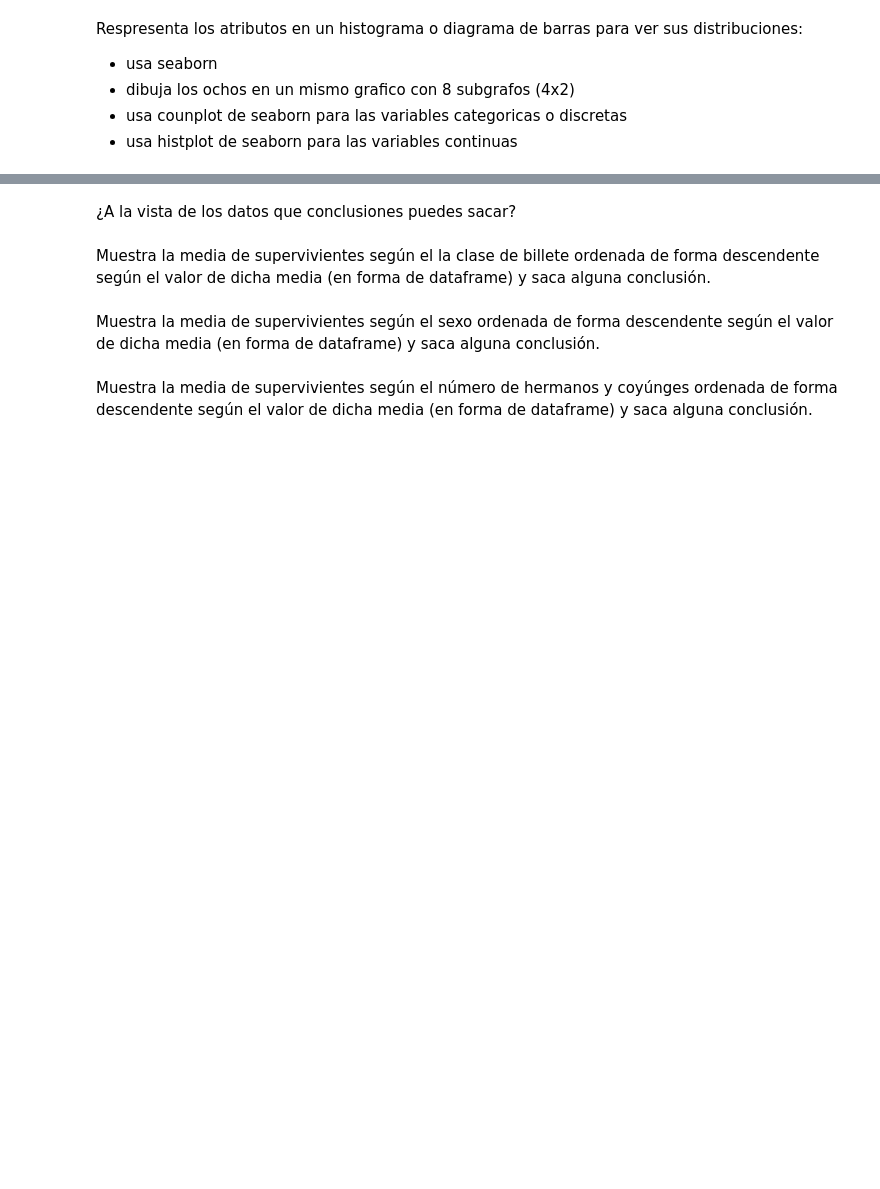
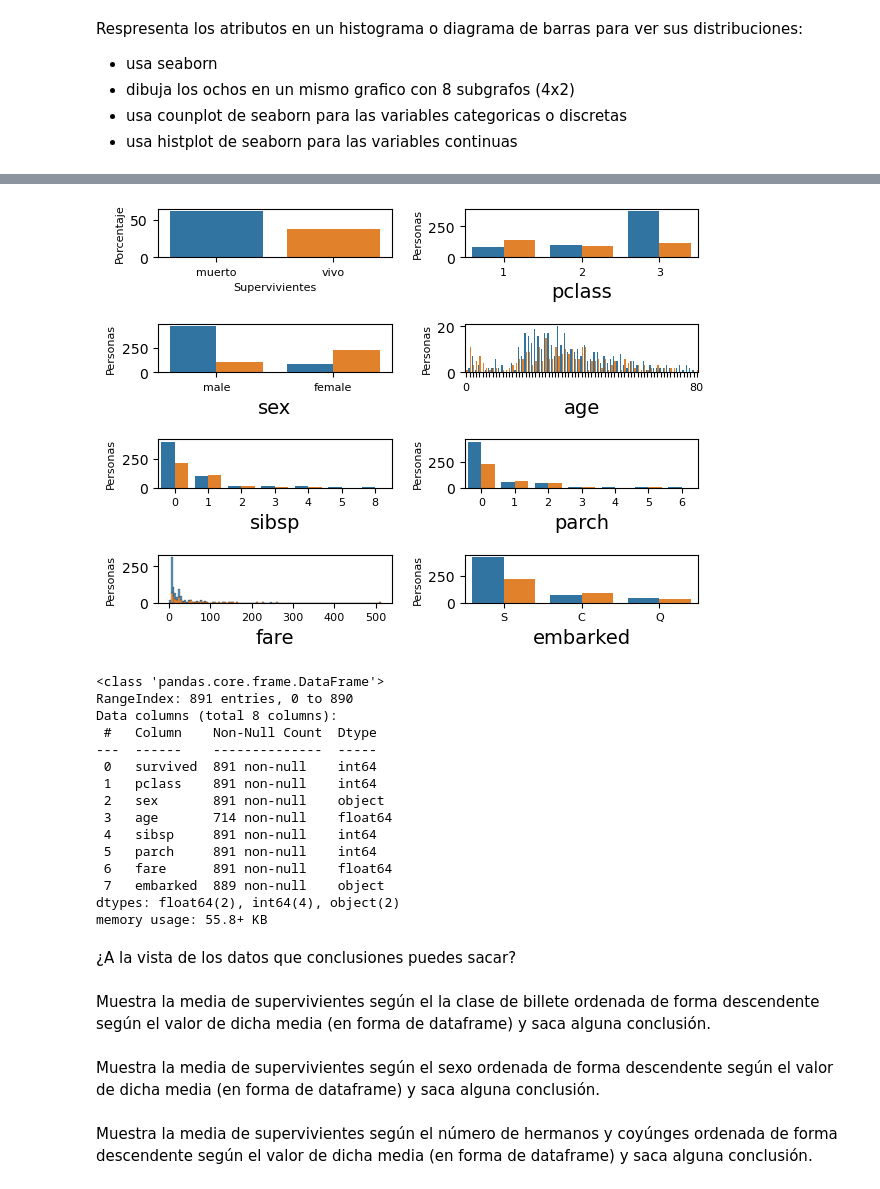
Before and after one commit to xabierguerrero/IABD_2425, a Jupyter notebook: Python_Ejers/SAPA/2_4Ejers/2_4Ejercicios.ipynb, the cells around one changed output, grey strips where cells are left out. Drawn from its saved outputs; the diff is of its cells as text; code cells hidden in the pictures; blank space fills up the shorter version.

```diff
--- a/Python_Ejers/SAPA/2_4Ejers/2_4Ejercicios.ipynb
+++ b/Python_Ejers/SAPA/2_4Ejers/2_4Ejercicios.ipynb
@@ -144,15 +145,3 @@ Respresenta los atributos en un histograma o diagrama de barras para ver sus dis
 - dibuja los ochos en un mismo grafico con 8 subgrafos (4x2)
 - usa counplot de seaborn para las variables categoricas o discretas
 - usa histplot de seaborn para las variables continuas
-# %%
-
-fig, axs = plt.subplots(1, 2, figsize=(8, 3), sharey=True)
-df_titanic_limpio["survived"].value_counts().sort_index().plot.bar(rot=45, grid=True)
-plt.rc('font', size=14)
-plt.rc('axes', labelsize=14, titlesize=14)
-plt.rc('legend', fontsize=14)
-plt.rc('xtick', labelsize=8)
-plt.rc('ytick', labelsize=10)
-df_titanic_limpio.hist(bins=40, figsize=(16, 10))
-
-df_titanic_limpio.describe()
@@ -171,3 +148,63 @@ df_titanic_limpio.describe()
+# %%
+plt.subplot(4,2,1)
+plt.ylabel("Porcentaje",fontsize=8)
+plt.xlabel("Supervivientes",fontsize=8)
+sns.countplot(df_titanic_limpio, x='survived', hue = "survived",stat="percent",legend=None).set_xticklabels(labels=["muerto","vivo"])
+
+plt.subplot(4,2,2)
+plt.ylabel("Personas",fontsize=8)
+plt.xlabel("Clase",fontsize=8)
+sns.countplot(df_titanic_limpio, x='pclass',hue="survived",legend=None)
+
+plt.subplot(4,2,3)
+plt.ylabel("Personas",fontsize=8)
+plt.xlabel("Sexo",fontsize=8)
+sns.countplot(df_titanic_limpio, x='sex',hue="survived",legend=None)
+
+plt.subplot(4,2,4) # Se que es un poquito chapuza lo de las labels, pero funciona y no encontraba otra solucion más adecuada
+plt.ylabel("Personas",fontsize=8)
+plt.xlabel("Edad",fontsize=8)
+sns.countplot(df_titanic_limpio, x='age',hue="survived",legend=None).set_xticklabels(labels=['0']+['']*69+['80'])
+
+plt.subplot(4,2,5)
+plt.ylabel("Personas",fontsize=8)
+plt.xlabel("Conyuges/Hermanos",fontsize=8)
+sns.countplot(df_titanic_limpio, x='sibsp',hue="survived",legend=None)
+
+plt.subplot(4,2,6)
+plt.ylabel("Personas",fontsize=8)
+plt.xlabel("Padres/Hijos",fontsize=8)
+sns.countplot(df_titanic_limpio, x='parch',hue="survived",legend=None)
+
+plt.subplot(4,2,7)
+plt.ylabel("Personas",fontsize=8)
+sns.histplot(df_titanic_limpio, x='fare',multiple="stack",hue="survived",legend=None)
+
+plt.subplot(4,2,8)
+plt.ylabel("Personas",fontsize=8)
+sns.countplot(df_titanic_limpio, x='embarked',hue="survived",legend=None)
+
+
+plt.tight_layout()
+plt.show()
+df_titanic_limpio.info()
+# %% [output]
+[figure, added]
+<class 'pandas.core.frame.DataFrame'>
+RangeIndex: 891 entries, 0 to 890
+Data columns (total 8 columns):
+ #   Column    Non-Null Count  Dtype
+---  ------    --------------  -----
+ 0   survived  891 non-null    int64
+ 1   pclass    891 non-null    int64
+ 2   sex       891 non-null    object
+ 3   age       714 non-null    float64
+ 4   sibsp     891 non-null    int64
+ 5   parch     891 non-null    int64
+ 6   fare      891 non-null    float64
+ 7   embarked  889 non-null    object
+dtypes: float64(2), int64(4), object(2)
+memory usage: 55.8+ KB
 # %% [markdown]
 ¿A la vista de los datos que conclusiones puedes sacar?
 # %% [markdown]
```
Also changed, not shown: parts of 6 cells of this notebook.
